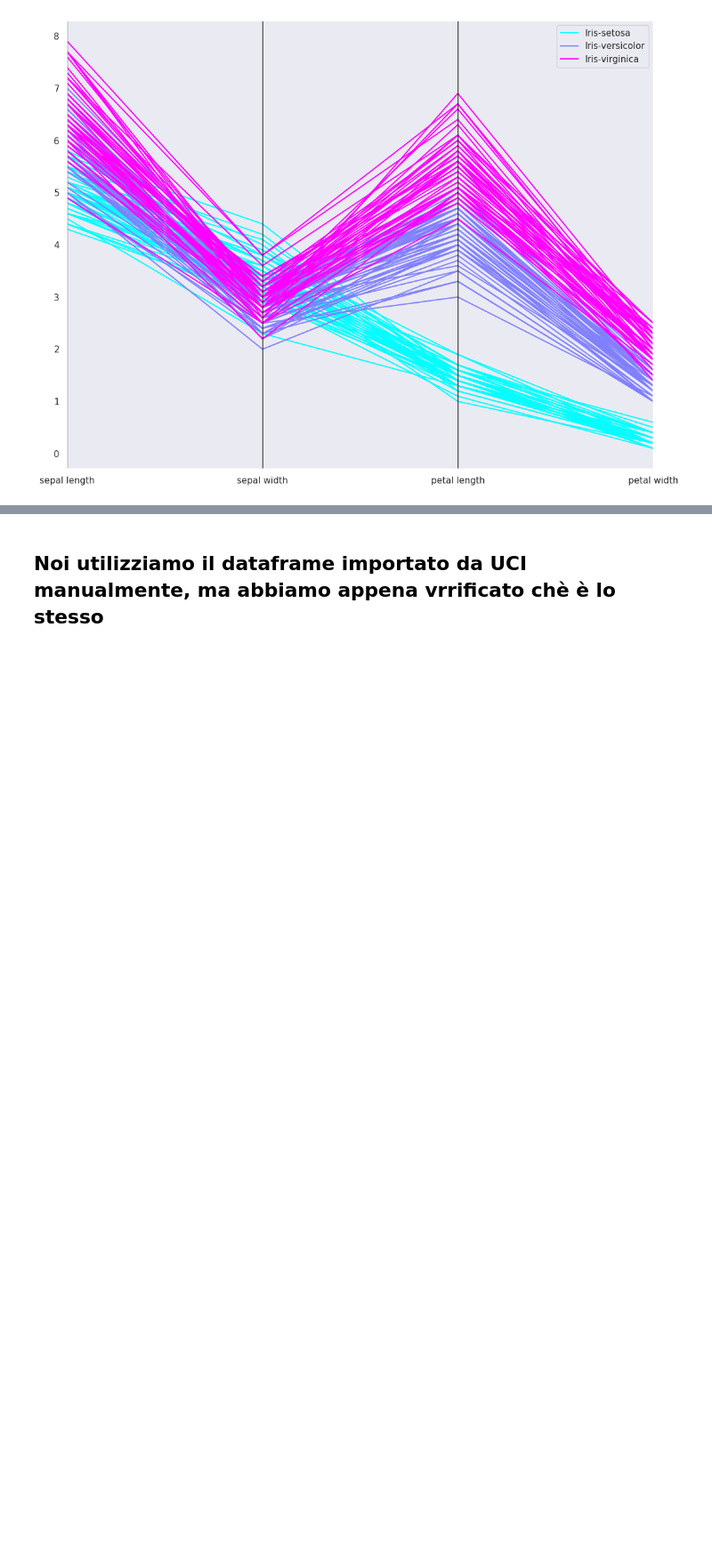
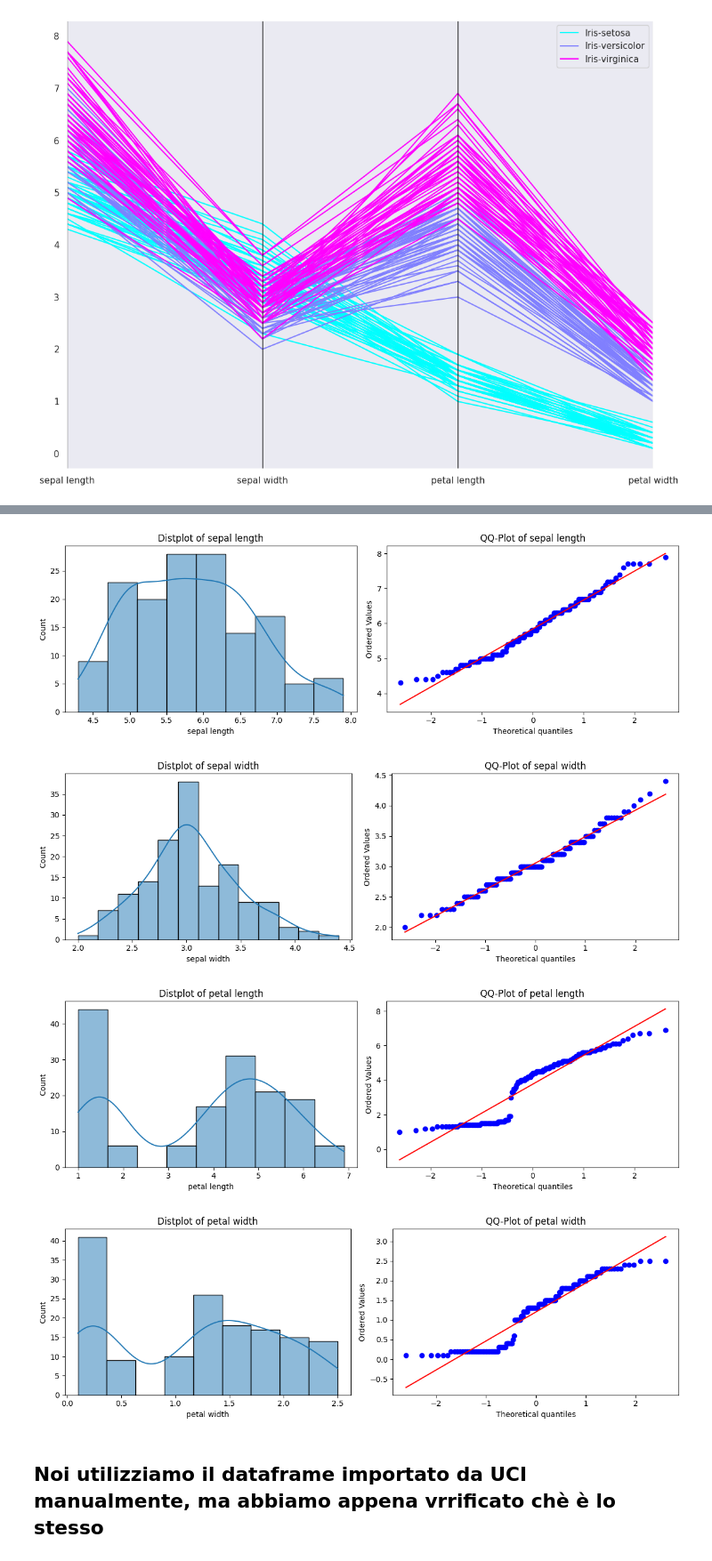
Before and after one commit to Frenz86/machine-learning-course, a Jupyter notebook: python/Lez09/04Iris.ipynb, the cells around one changed output, grey strips where cells are left out. Shown at 89% size. Drawn from its saved outputs; the diff is of its cells as text; code cells hidden in the pictures; blank space fills up the shorter version.

```diff
--- a/python/Lez09/04Iris.ipynb
+++ b/python/Lez09/04Iris.ipynb
@@ -206,6 +207,31 @@ fig = px.parallel_coordinates(df, color="species_id", labels={"species_id": "Spe
 fig.show()
 # %% [output]
 [interactive output not drawn]
+# %%
+from scipy import stats
+
+# Plot per ogni variabile
+for column in df.iloc[:,0:-1].columns:
+    plt.figure(figsize=(12, 4))
+
+    # Histplot
+    plt.subplot(1, 2, 1)
+    sns.histplot(df[column], kde=True)
+
+    plt.title(f'Distplot of {column}')
+
+    # QQ-plot
+    plt.subplot(1, 2, 2)
+    stats.probplot(df[column], dist="norm", plot=plt)
+    plt.title(f'QQ-Plot of {column}')
+
+    plt.tight_layout()
+    plt.show()
+# %% [output]
+[figure, added]
+[figure, added]
+[figure, added]
+[figure, added]
 # %% [markdown]
 ## Noi utilizziamo il dataframe importato da UCI manualmente, ma abbiamo appena vrrificato chè è lo stesso
 # %%
```
Also changed, not shown: parts of 13 cells of this notebook.
